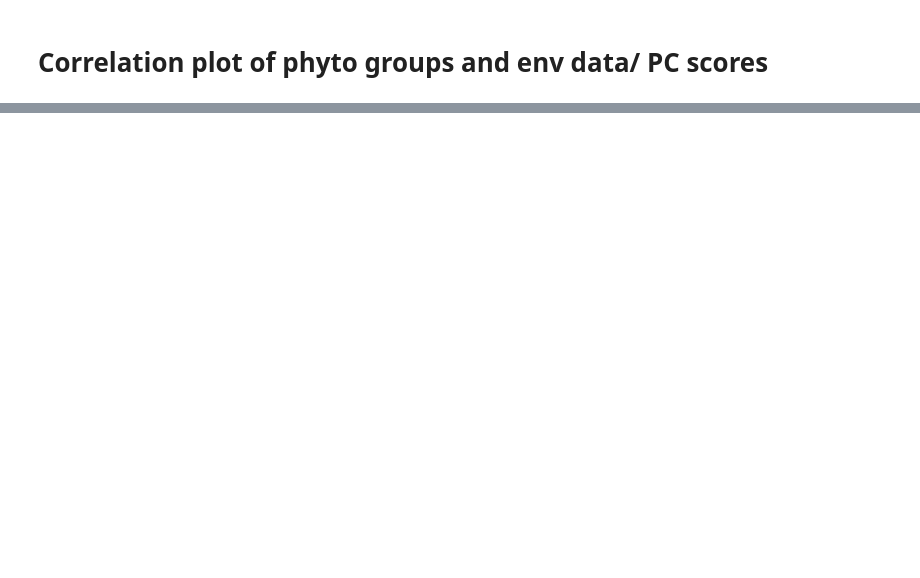
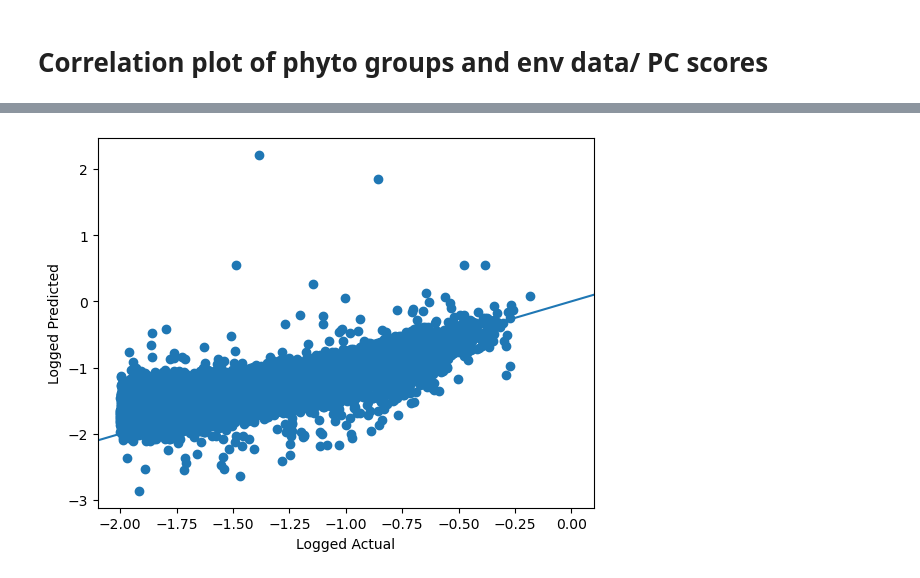
Before and after one commit to aewindle110/PCC_OASIM, a Jupyter notebook: 3_MLR_cross_validation.ipynb, the cells around one changed output, grey strips where cells are left out. Drawn from its saved outputs; the diff is of its cells as text; code cells hidden in the pictures; blank space fills up the shorter version.

```diff
--- a/3_MLR_cross_validation.ipynb
+++ b/3_MLR_cross_validation.ipynb
@@ -452,0 +331,81 @@ print(score)
+# %%
+chl_coefs_all = []
+chl_intercept_all = []
+chl_r2_scores = []
+chl_bias_scores = []
+chl_mae_scores = []
+
+print(len(chl_dat))
+chl_dat_x = chl_dat.iloc[:,7:29]
+print('min', chl_dat.chl.min())
+print('mean', chl_dat.chl.mean())
+print('max', chl_dat.chl.max())
+
+x_train, x_test, y_train, y_test = train_test_split(chl_dat_x, chl_dat.log_chl,
+                                                    test_size=0.5, random_state=42)
+
+sfs = SequentialFeatureSelector(linear_model.LinearRegression(),
+                            n_features_to_select='auto',
+                            direction='backward', scoring = 'r2',
+                            n_jobs=40, cv=5)
+
+chl_selected_features = sfs.fit(x_train, y_train)
+chl_selected_features = x_train.loc[:, chl_selected_features.support_].columns
+print(chl_selected_features)
+
+kf = ShuffleSplit(n_splits=10, test_size=0.2)
+
+for train_index, test_index in kf.split(chl_dat_x):
+
+   # Split the data into training and test sets
+    x_train, x_test = chl_dat_x.iloc[train_index], chl_dat_x.iloc[test_index]
+    y_train, y_test = chl_dat.log_chl.iloc[train_index], chl_dat.log_chl.iloc[test_index]
+
+    x_train_selected = x_train.loc[:, chl_selected_features]
+
+    linreg=linear_model.LinearRegression()
+    linreg.fit(x_train_selected, y_train)
+    y_pred = linreg.predict(x_test.loc[:, chl_selected_features])
+
+    coefs = linreg.coef_
+    intercept = linreg.intercept_
+    r2score = r2_score(y_test, y_pred)
+    bias = np.nansum((y_pred - y_test))/len(y_test)
+    mae = np.nansum(np.abs((y_pred - y_test)))/len(y_test)
+
+    chl_coefs_all.append(coefs)
+    chl_intercept_all.append(intercept)
+    chl_r2_scores.append(r2score)
+    chl_bias_scores.append(bias)
+    chl_mae_scores.append(mae)
+
+chl_coefs = np.mean(chl_coefs_all, axis=0)
+print('coefs:', chl_coefs)
+chl_int = np.mean(chl_intercept_all)
+print('int:', chl_int)
+chl_r2 = np.mean(chl_r2_scores)
+print('mean r2:', chl_r2)
+chl_bias = np.mean(chl_bias_scores)
+print('mean bias:', chl_bias)
+chl_mae = np.mean(chl_mae_scores)
+print('mean mae:', chl_mae)
+
+fig, ax = plt.subplots()
+scatter = ax.scatter(y_test, y_pred)
+ax.set_xlabel('Logged Actual')
+ax.set_ylabel('Logged Predicted')
+ax.axline((0, 0), slope=1)
+plt.show()
+
+plt.figure(2)
+fig, ax = plt.subplots()
+scatter = ax.scatter((10**y_test), (10**y_pred))
+ax.set_xlabel('Actual')
+ax.set_ylabel('Predicted')
+ax.axline((0, 0), slope=1)
+plt.show()
+
+chl = pd.DataFrame({'selected_features':chl_selected_features, 'coefs':chl_coefs,
+              'int':np.array([chl_int]*len(chl_selected_features))})
+chl.to_csv('/glusteruser/awindled/chl.csv')
+# %% [output]
@@ -452,0 +426 @@ print(score)
+[figure, added]
```
Also changed, not shown: parts of 51 cells of this notebook, 4 other files.
